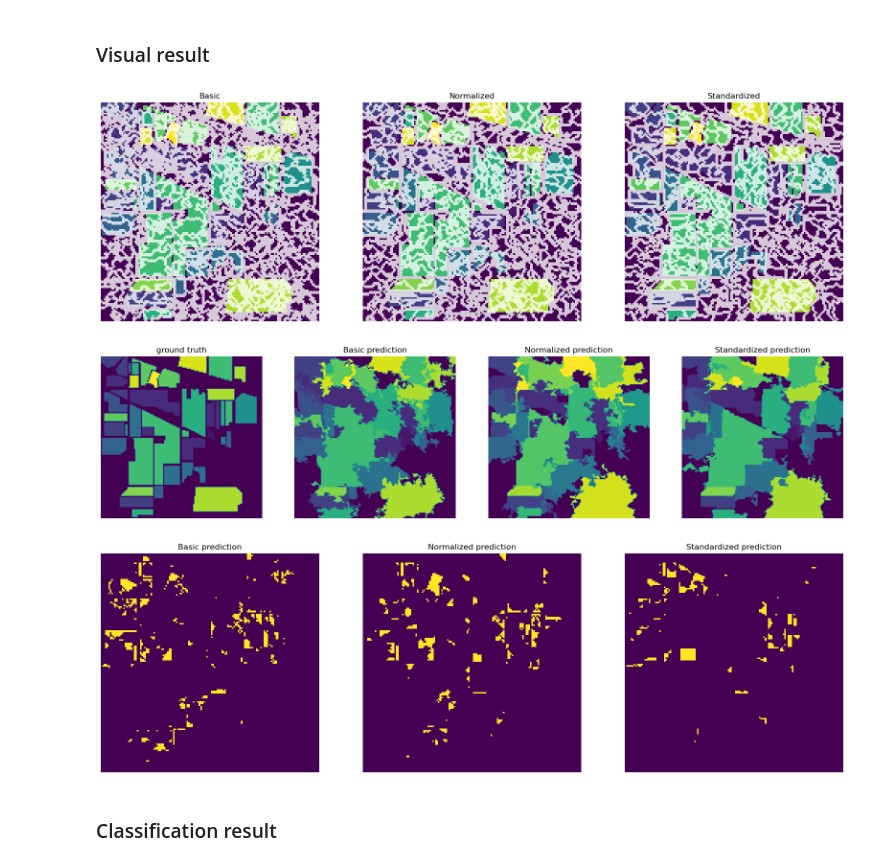
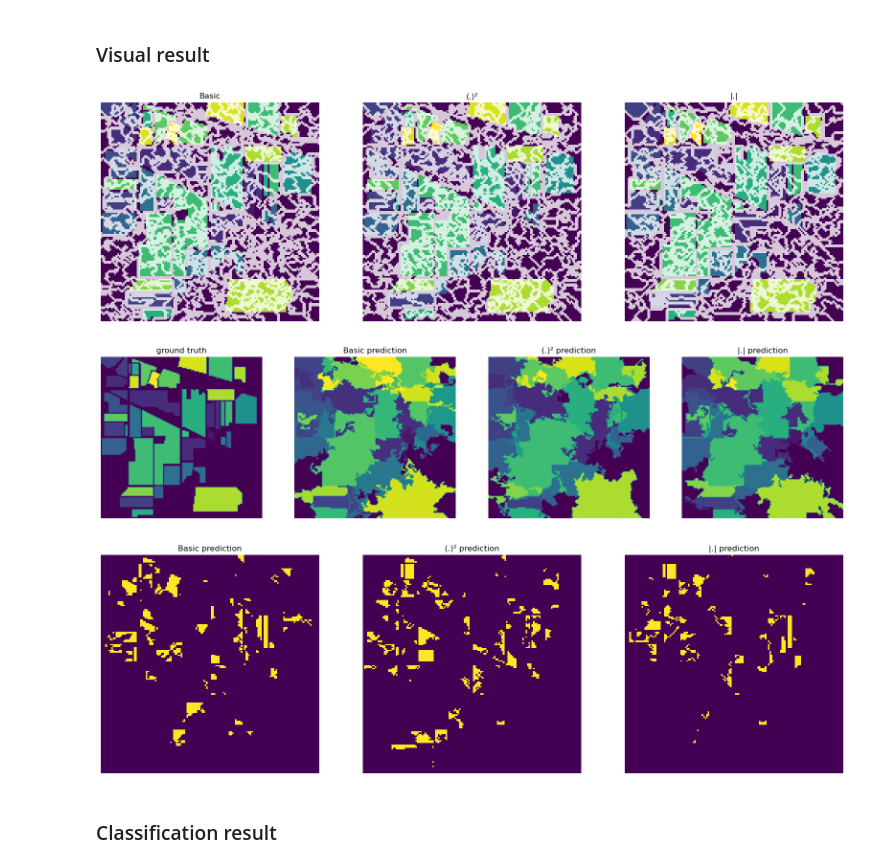
Before and after one commit to GeckSpy/M1-internship-SSGA, a Jupyter notebook: code/SPresult.ipynb, the cells around one changed output. Drawn from its saved outputs; the diff is of its cells as text; code cells hidden in the pictures.

Commit message:
changed proposed similarity functions

```diff
--- a/code/SPresult.ipynb
+++ b/code/SPresult.ipynb
@@ -233,0 +224,9 @@ finding lambda coeff: 12
+# %%
+for i in range(len(similarity_functions)):
+    plt.plot(Ks, [IndianLambdaCoeffDatas[K][i] for K in Ks], "-o", label=names[i])
+plt.plot(600,600, "")
+plt.xlabel("K")
+plt.ylabel("lambda")
+plt.title("lambda coefficient for IndianPines")
+plt.legend()
+plt.show()
@@ -234,7 +235,7 @@ finding lambda coeff: 12
 # %% [markdown]
 ### Visual result
 # %%
-K =  300
+K =  200
 SPClassifiers = ClassifierDic[K]
 fig, axs = plt.subplots(1, len(SPClassifiers))
 fig.set_size_inches(20,30)
@@ -244,36 +245,36 @@ for i,C in enumerate(SPClassifiers):
     axs[i].title.set_text(names[i])
     axs[i].axis("off")
 plt.show()
 
 
 fig, axs = plt.subplots(1, len(SPClassifiers)+1)
 fig.set_size_inches(20,30)
 imgs = [usedDataset["gt"]] + [C.guessMap() for C in SPClassifiers]
 titles = ["ground truth"] + [name+" prediction" for name in names]
 
 for i in range(len(imgs)):
     axs[i].imshow(imgs[i])
     axs[i].title.set_text(titles[i])
     axs[i].axis("off")
 plt.show()
 
 
 fig, axs = plt.subplots(1, len(SPClassifiers))
 fig.set_size_inches(20,30)
 for i in range(1, len(imgs)):
     new_img = np.zeros((N,M))
     for x in range(N):
         for y in range(M):
             if usedDataset["gt"][x,y]!=0 and usedDataset["gt"][x,y]!=imgs[i][x,y]:
                 new_img[x,y] = 1
     axs[i-1].imshow(new_img)
     axs[i-1].title.set_text(titles[i])
     axs[i-1].axis("off")
 plt.show()
 # %% [output]
-[figure, old version]
+[figure, new version]
-[figure, old version]
+[figure, new version]
-[figure, old version]
+[figure, new version]
 # %% [markdown]
 ### Classification result
 # %%
```
Also changed, not shown: parts of 2 cells of this notebook, 1 other file.
